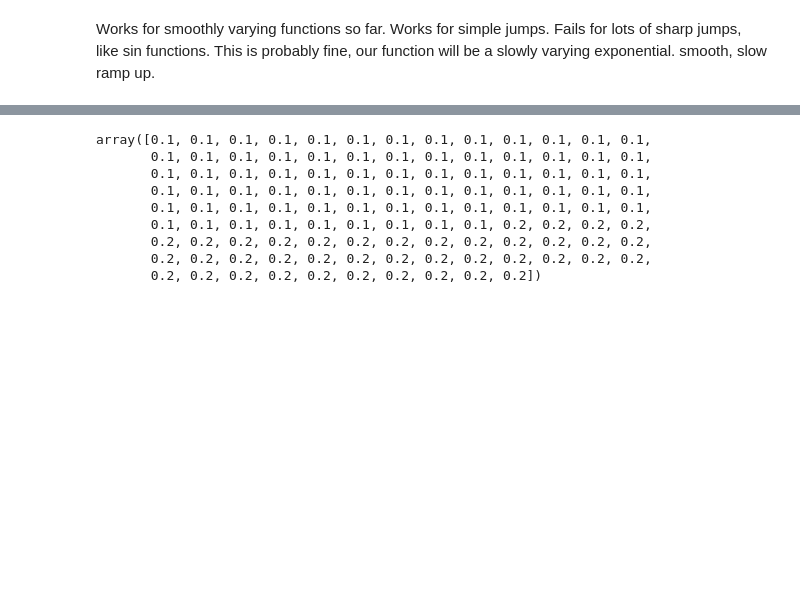
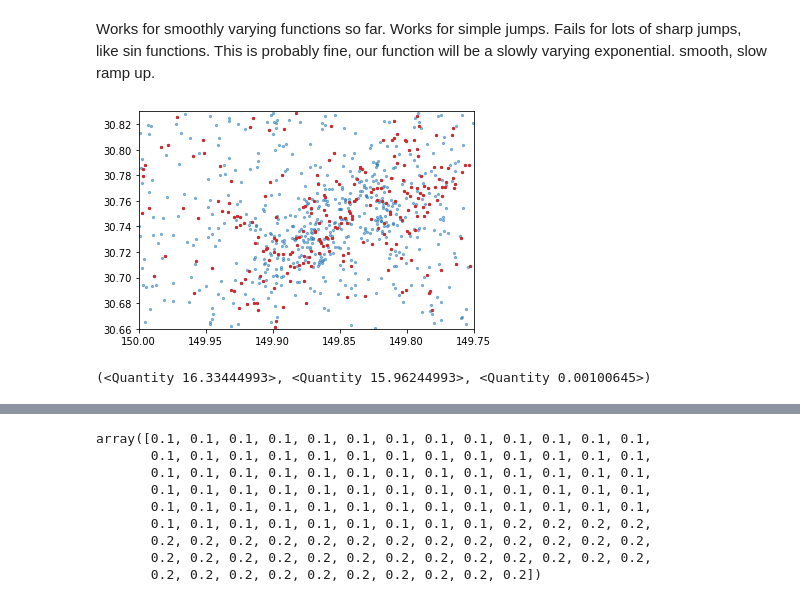
Before and after one commit to simon-et-smith/local-sats, a Jupyter notebook: unions_firsttests.ipynb, the cells around one changed output, grey strips where cells are left out. Drawn from its saved outputs; the diff is of its cells as text; code cells hidden in the pictures; blank space fills up the shorter version.

```diff
--- a/unions_firsttests.ipynb
+++ b/unions_firsttests.ipynb
@@ -171,38 +306,6 @@ all_header, all_data = iso.open_create('/Users/simonsmith/Documents/Grad School/
 # %%
 gmag = all_data[3][:-5, 29]
 rmag = all_data[3][:-5, 30]
-# %%
-def iso_boxcut(idx, color, mag, data=LeoA, dist=80*u.kpc, width=0.1):
-    """
-    For an isochrone, select all points that fall within the defined width around the line.
-    Start by doing this just for r-band v i-band, with a constant width, at a set distance.
-    Make all of those adjustable in the future. In particular, make it so that the width
-    can be a function of the isochrone magnitude.
-
-    We will start also by just passing in LeoA data, but will be useable for any region.
-
-    Assume Color and Magnitude arrays have already been cut at the tip of the RGB.
-    """
-
-    dist = dist/u.kpc
-    mod = iso.dist_mod(dist)
-
-    leo_ra, leo_dec, leo_r, leo_i = LeoA[1], LeoA[2], LeoA[7], LeoA[9]
-    leo_col = leo_r-leo_i
-    leo_mag = leo_i
-
-    width = width*2
-    height = np.abs(mag[idx]-mag[idx+1])
-
-    x_coord = (color[idx]+color[idx+1])/2 - width/2
-    y_coord = (mag[idx]+mag[idx+1])/2+mod - height/2
-
-    return iso_cut(x_coord, x_coord+width, leo_col, y_coord, y_coord+height, leo_mag)
-
-def iso_fullselect(color, mag, data=LeoA, dist=80*u.kpc, width=0.1):
-    """
-
-    """
 # %%
 #Setting up the data - start
 
@@ -262,2 +387,15 @@ plt.show()
 # %% [markdown]
 Works for smoothly varying functions so far. Works for simple jumps. Fails for lots of sharp jumps, like sin functions. This is probably fine, our function will be a slowly varying exponential. smooth, slow ramp up.
+# %%
+fig = plt.figure()
+ax = fig.add_subplot(1, 1, 1)
+
+sc = ax.scatter(LeoA[1], LeoA[2], s=5, alpha=0.5)
+
+sc2 = ax.scatter(new_ra, new_dec, s=5, color='tab:red')
+
+plt.xlim([150, 149.75])
+plt.ylim([30.66, 30.83])
+plt.show()
+# %% [output]
+[figure, added]
@@ -263,0 +413,4 @@ Works for smoothly varying functions so far. Works for simple jumps. Fails for l
+# %%
+r, i, err
+# %% [output]
+(<Quantity 16.33444993>, <Quantity 15.96244993>, <Quantity 0.00100645>)
```
Also changed, not shown: parts of 38 cells of this notebook.
